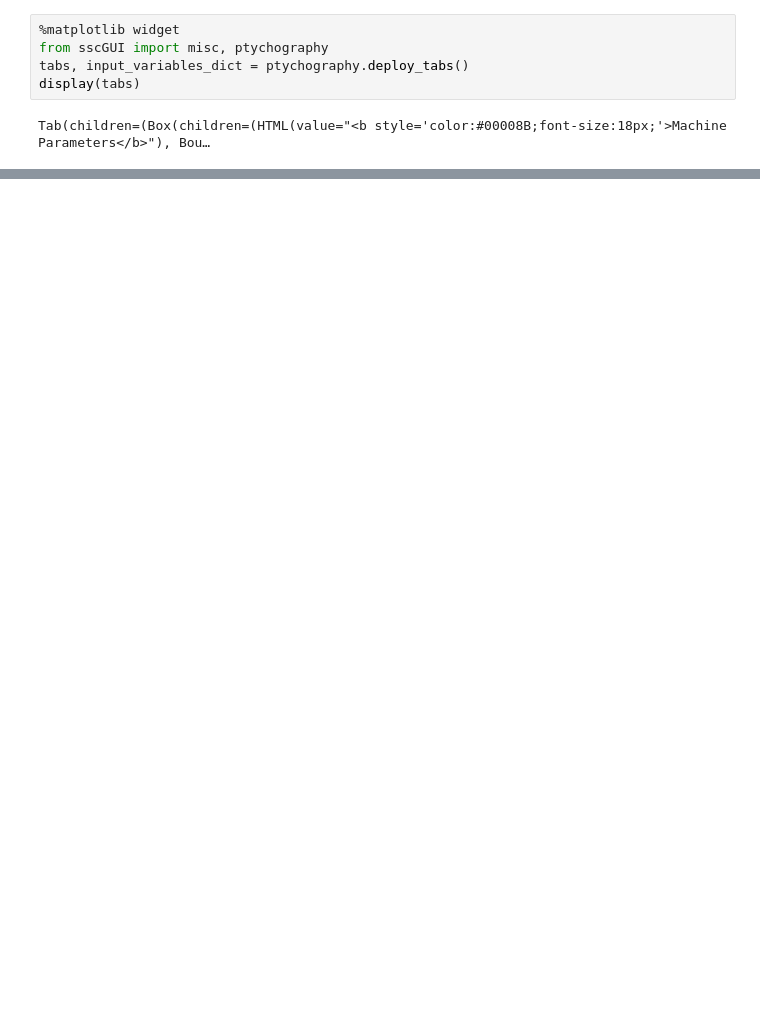
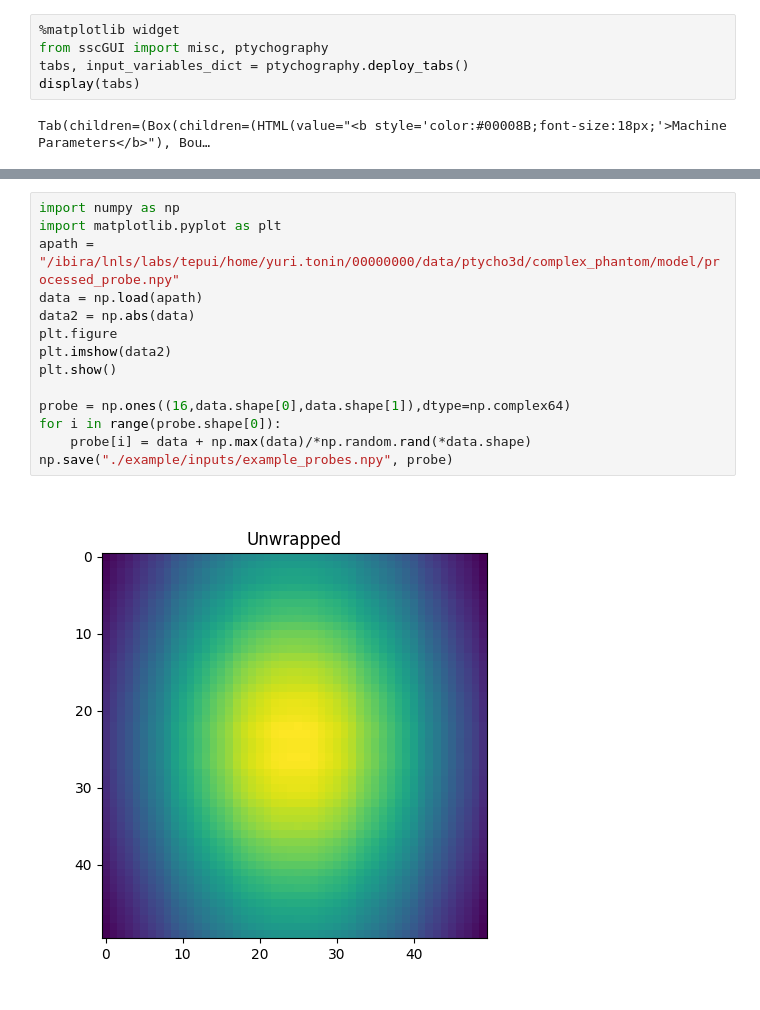
Before and after one commit to cnpem/ssc-gui, a Jupyter notebook: sscGUI/gui.ipynb, the cells around one changed output, grey strips where cells are left out. Saved outputs shown, nothing was run; the diff lists cells and outputs as text; blank space fills up the shorter version.

```diff
--- a/sscGUI/gui.ipynb
+++ b/sscGUI/gui.ipynb
@@ -44,0 +27,16 @@ array([[[0.+0.j, 0.+0.j, 0.+0.j, ..., 0.+0.j, 0.+0.j, 0.+0.j],
+# %%
+import numpy as np
+import matplotlib.pyplot as plt
+apath = "/ibira/lnls/labs/tepui/home/yuri.tonin/00000000/data/ptycho3d/complex_phantom/model/processed_probe.npy"
+data = np.load(apath)
+data2 = np.abs(data)
+plt.figure
+plt.imshow(data2)
+plt.show()
+
+probe = np.ones((16,data.shape[0],data.shape[1]),dtype=np.complex64)
+for i in range(probe.shape[0]):
+    probe[i] = data + np.max(data)/*np.random.rand(*data.shape)
+np.save("./example/inputs/example_probes.npy", probe)
+# %% [output]
+[figure, added]
```
Also changed, not shown: parts of 2 cells of this notebook, 3 other files.
